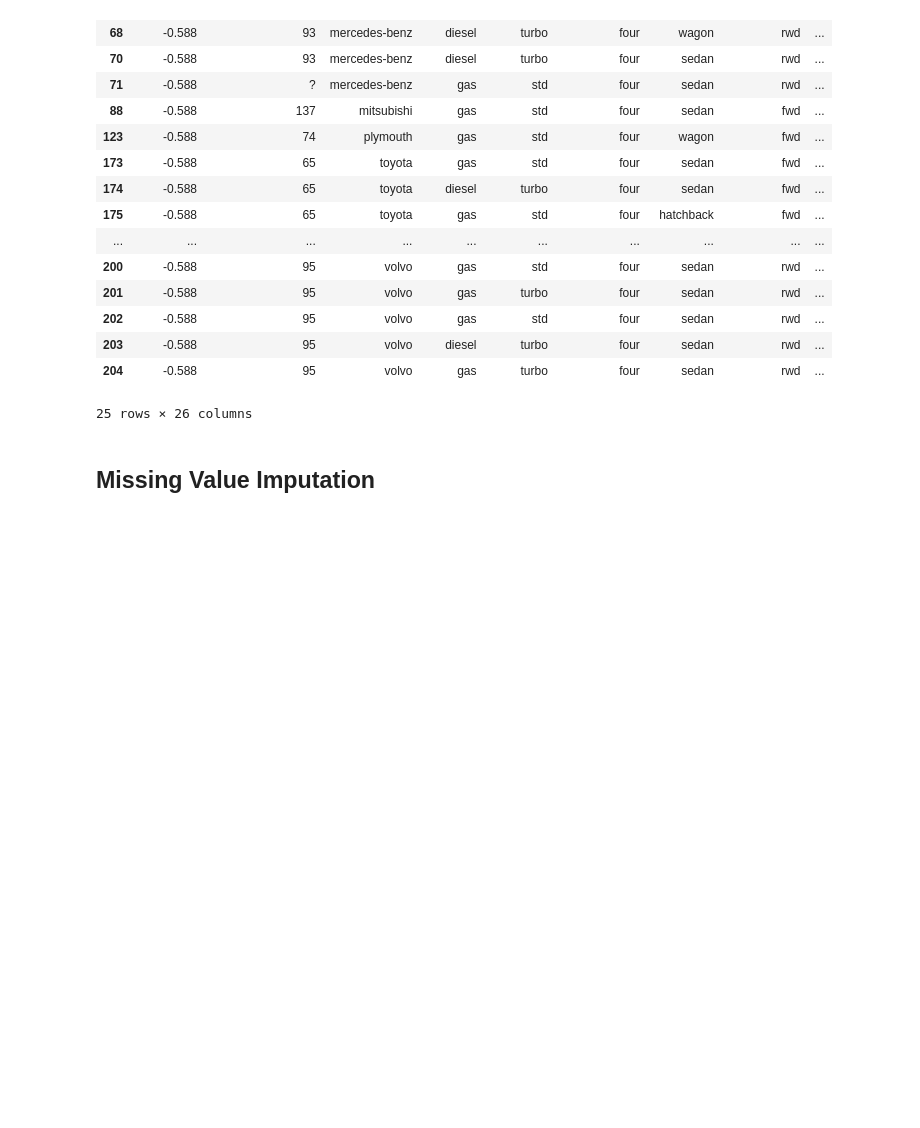
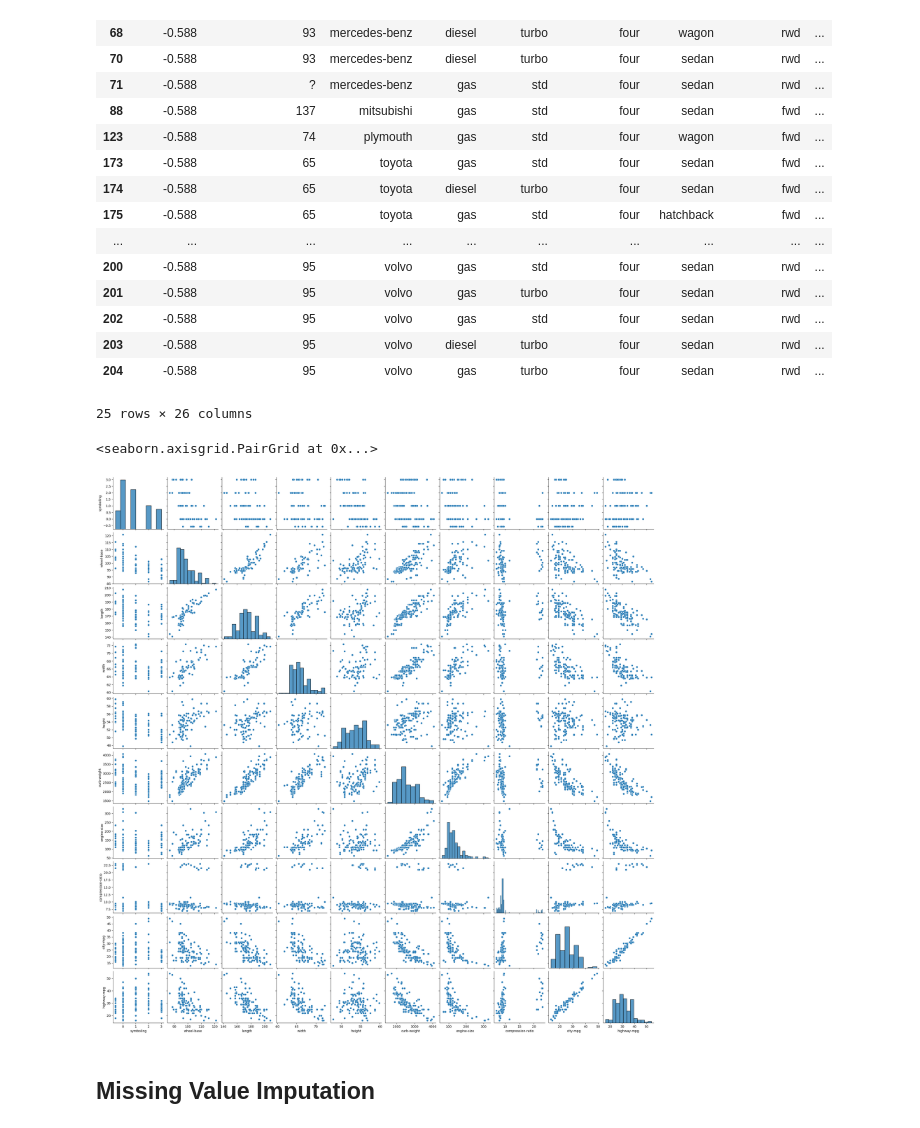
Before and after one commit to Sainithinkadarla/Learn_AI, a Jupyter notebook: ML/Data_preprocessing.ipynb, the cells around one changed output. Cells and saved outputs as stored; diff of their text form; code cells hidden in the pictures; blank space fills up the shorter version.

```diff
--- a/ML/Data_preprocessing.ipynb
+++ b/ML/Data_preprocessing.ipynb
@@ -236,7 +236,10 @@ See the caveats in the documentation: https://pandas.pydata.org/pandas-docs/stab
 | 204 | -0.588 | 95 | volvo | gas | turbo | four | sedan | rwd | ... |
 25 rows × 26 columns
 # %%
-#sns.pairplot(data)
+sns.pairplot(data)
+# %% [output]
+<seaborn.axisgrid.PairGrid at 0x...>
+[figure, added]
 # %% [markdown]
 ## Missing Value Imputation
 # %% [markdown]
```
Also changed, not shown: parts of 14 cells of this notebook, 1 other file.
